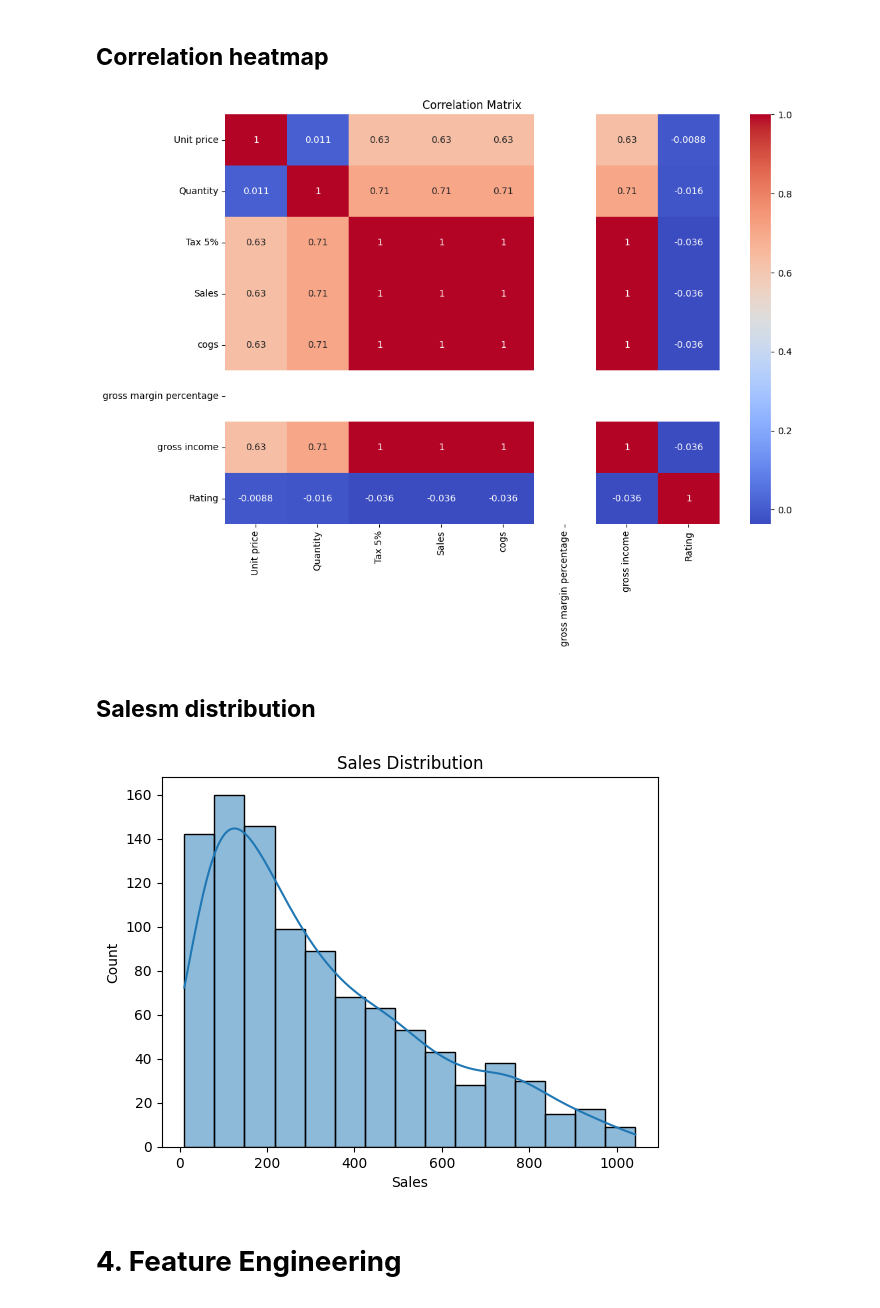
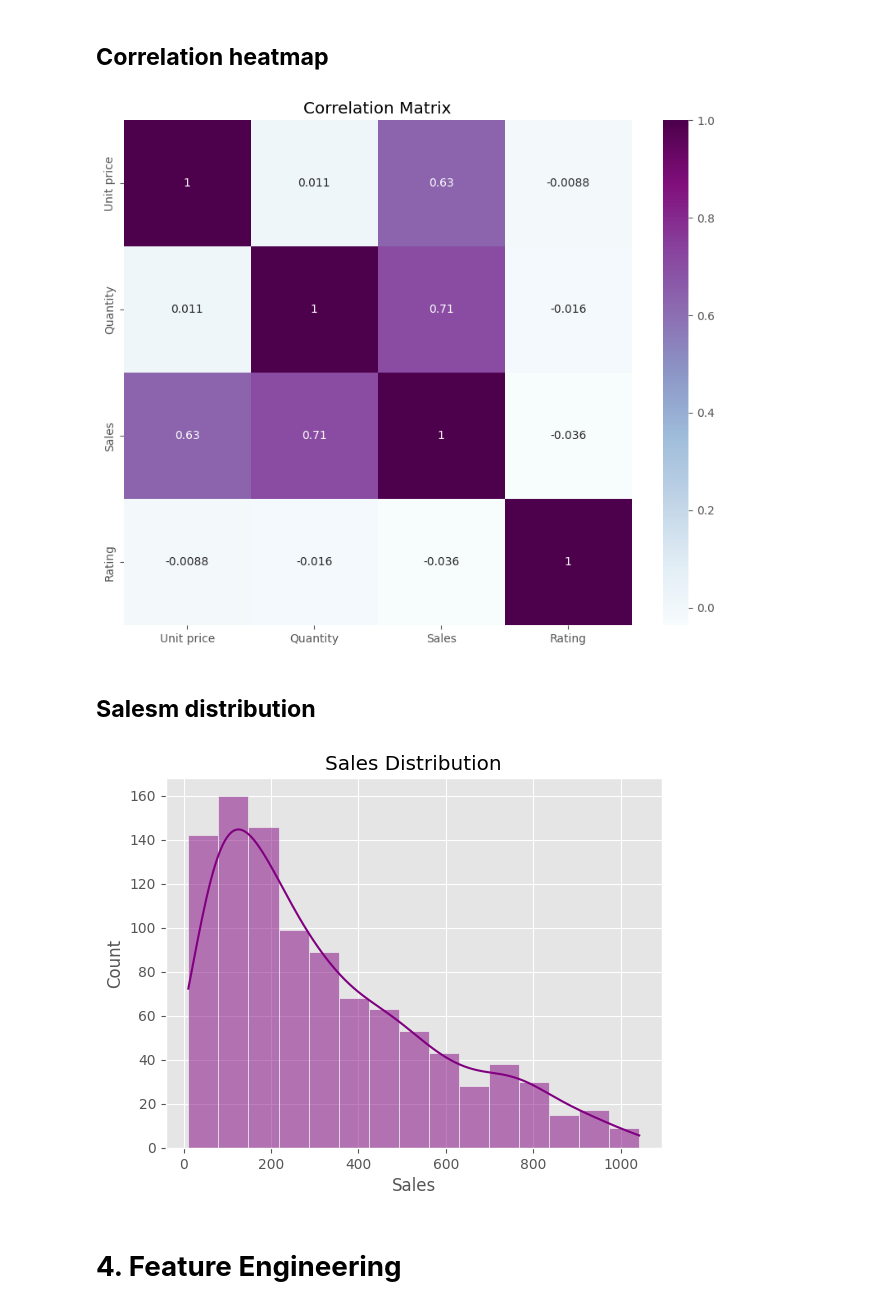
Before and after one commit to kairo-naser/linear-regression, a Jupyter notebook: Linear_regression_ass.ipynb, the cells around one changed output. Saved outputs shown, nothing was run; the diff lists cells and outputs as text; code cells hidden in the pictures.

```diff
--- a/Linear_regression_ass.ipynb
+++ b/Linear_regression_ass.ipynb
@@ -16,6 +16,8 @@ from sklearn.model_selection import train_test_split
 from sklearn.linear_model import LinearRegression
 from sklearn.preprocessing import StandardScaler
 from sklearn.metrics import mean_squared_error, mean_absolute_error, r2_score
+# %%
+plt.style.use('ggplot')
 # %% [markdown]
 # **2. Load dataset**
 # %%
@@ -28,6 +30,9 @@ df.head()
 | 2 | 631-41-3108 | Alex | Yangon | Normal | Female | Home and lifestyle | 46.33 | 7 | 16.2155 | ... |
 | 3 | 123-19-1176 | Alex | Yangon | Member | Female | Health and beauty | 58.22 | 8 | 23.2880 | ... |
 | 4 | 373-73-7910 | Alex | Yangon | Member | Female | Sports and travel | 86.31 | 7 | 30.2085 | ... |
+# %%
+cols_to_drop = ["Invoice ID", "Date", "Time", "gross income", "Tax 5%", "cogs", "gross margin percentage"]
+df = df.drop(cols_to_drop, axis=1)
 # %% [markdown]
 # **3. EDA (Correlation + Understanding)**
 # %%
@@ -85,19 +83,19 @@ dtype: int64
 # %% [markdown]
 ## **Correlation heatmap**
 # %%
-plt.figure(figsize=(12,8))
-sns.heatmap(df.corr(numeric_only=True), annot=True, cmap="coolwarm")
+plt.figure(figsize=(10,8))
+sns.heatmap(df.corr(numeric_only=True), annot=True, cmap="BuPu")
 plt.title("Correlation Matrix")
 plt.show()
 # %% [output]
-[figure, old version]
+[figure, new version]
 # %% [markdown]
 ## **Salesm distribution**
 # %%
-sns.histplot(df["Sales"], kde=True)
+sns.histplot(df["Sales"], kde=True, color="purple")
 plt.title("Sales Distribution")
 plt.show()
 # %% [output]
-[figure, old version]
+[figure, new version]
 # %% [markdown]
 # **4. Feature Engineering**
```
Also changed, not shown: parts of 13 cells of this notebook, 1 other file.
